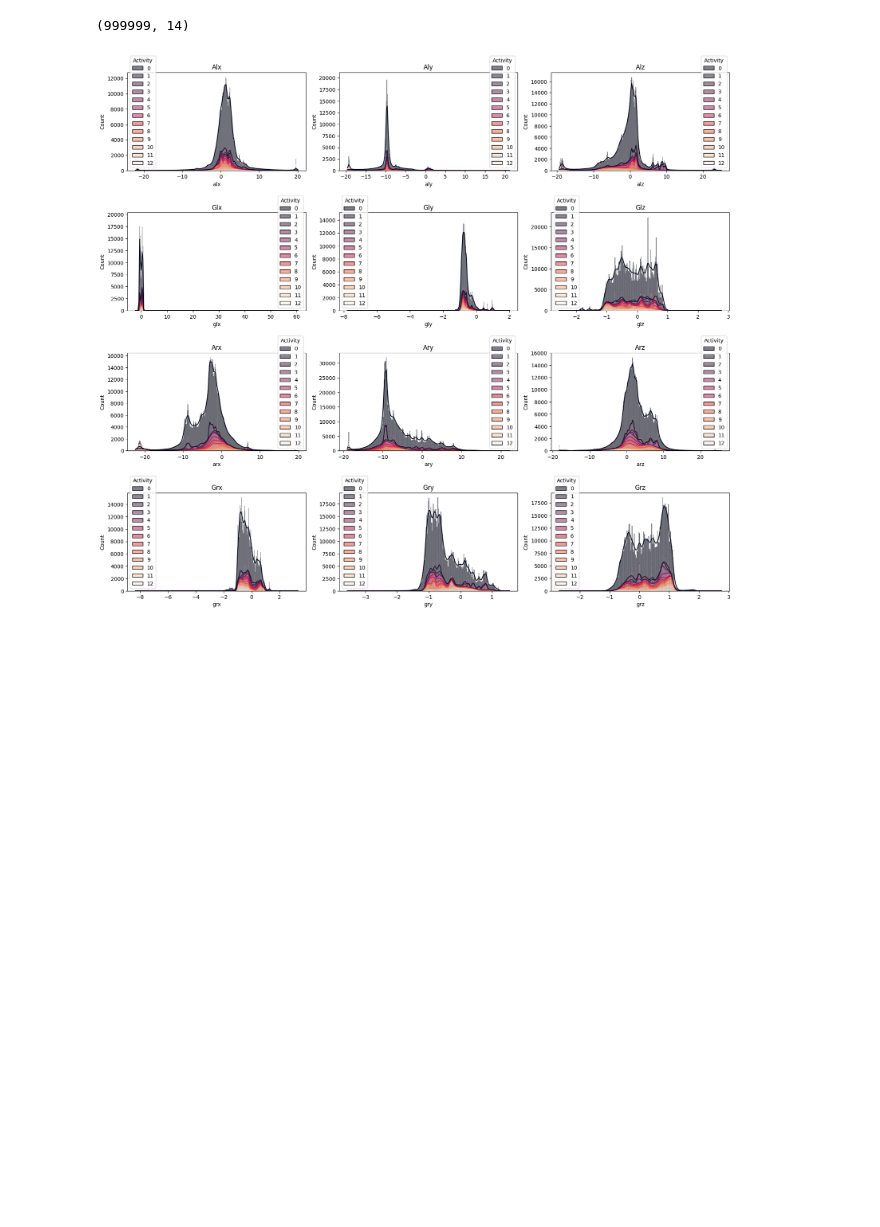
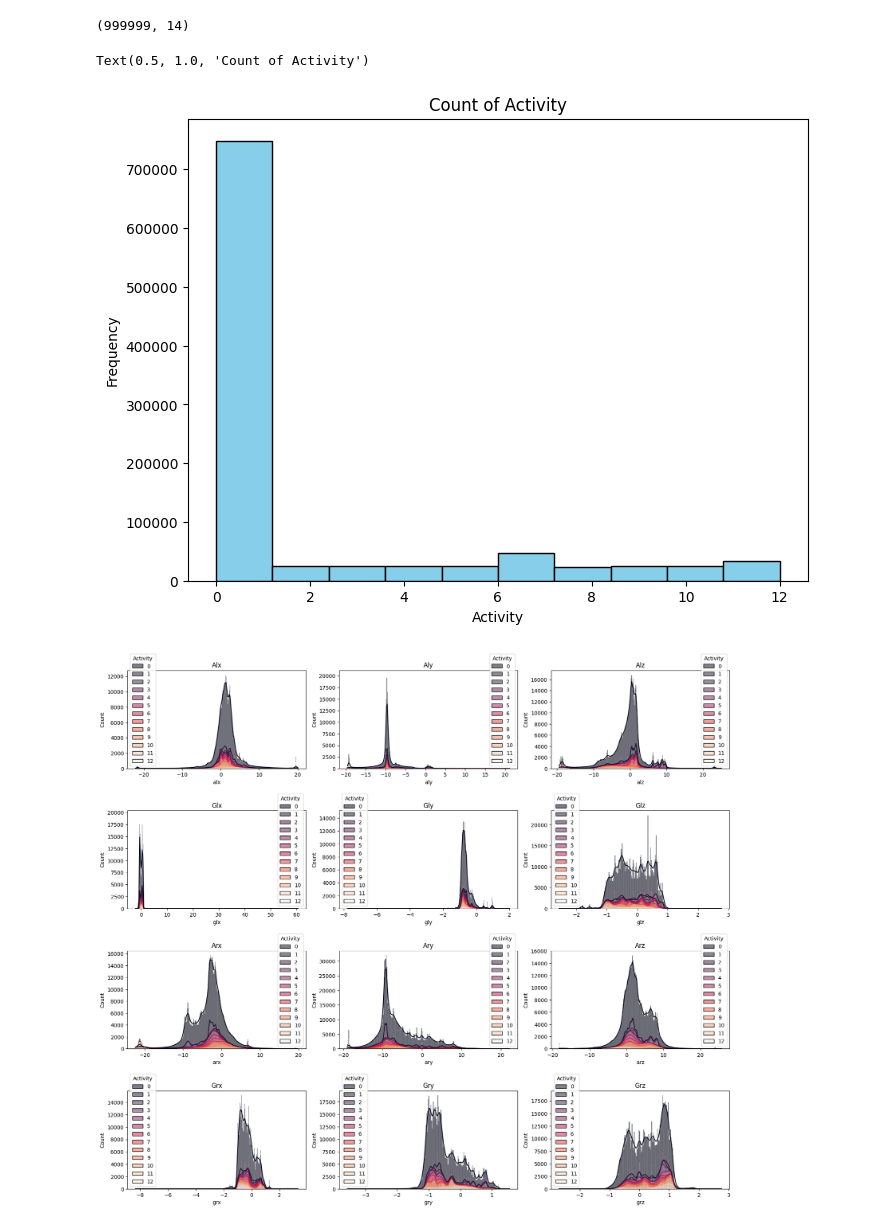
Before and after one commit to rohinidat/2-CHL5230-F23, a Jupyter notebook: Rohini_Datta_RNN_Datathon_5.ipynb, the cells around one changed output. Drawn from its saved outputs; the diff is of its cells as text; code cells hidden in the pictures; blank space fills up the shorter version.

```diff
--- a/Rohini_Datta_RNN_Datathon_5.ipynb
+++ b/Rohini_Datta_RNN_Datathon_5.ipynb
@@ -93,6 +93,18 @@ dtype: int64
 print(mhealth_data.shape)
 # %% [output]
 (999999, 14)
+# %%
+# Create histogram for activity
+plt.figure(figsize=(8, 6))  # Optional: Adjust figure size
+plt.hist(mhealth_data['Activity'], bins=10, color='skyblue', edgecolor='black')
+
+# Customize labels and title
+plt.xlabel('Activity')
+plt.ylabel('Frequency')
+plt.title('Count of Activity')
+# %% [output]
+Text(0.5, 1.0, 'Count of Activity')
+[figure, added]
 # %%
 #Sensor-related features
 columns = ['alx', 'aly', 'alz', 'glx', 'gly', 'glz', 'arx', 'ary', 'arz', 'grx', 'gry', 'grz']
```
Also changed, not shown: parts of 22 cells of this notebook.
